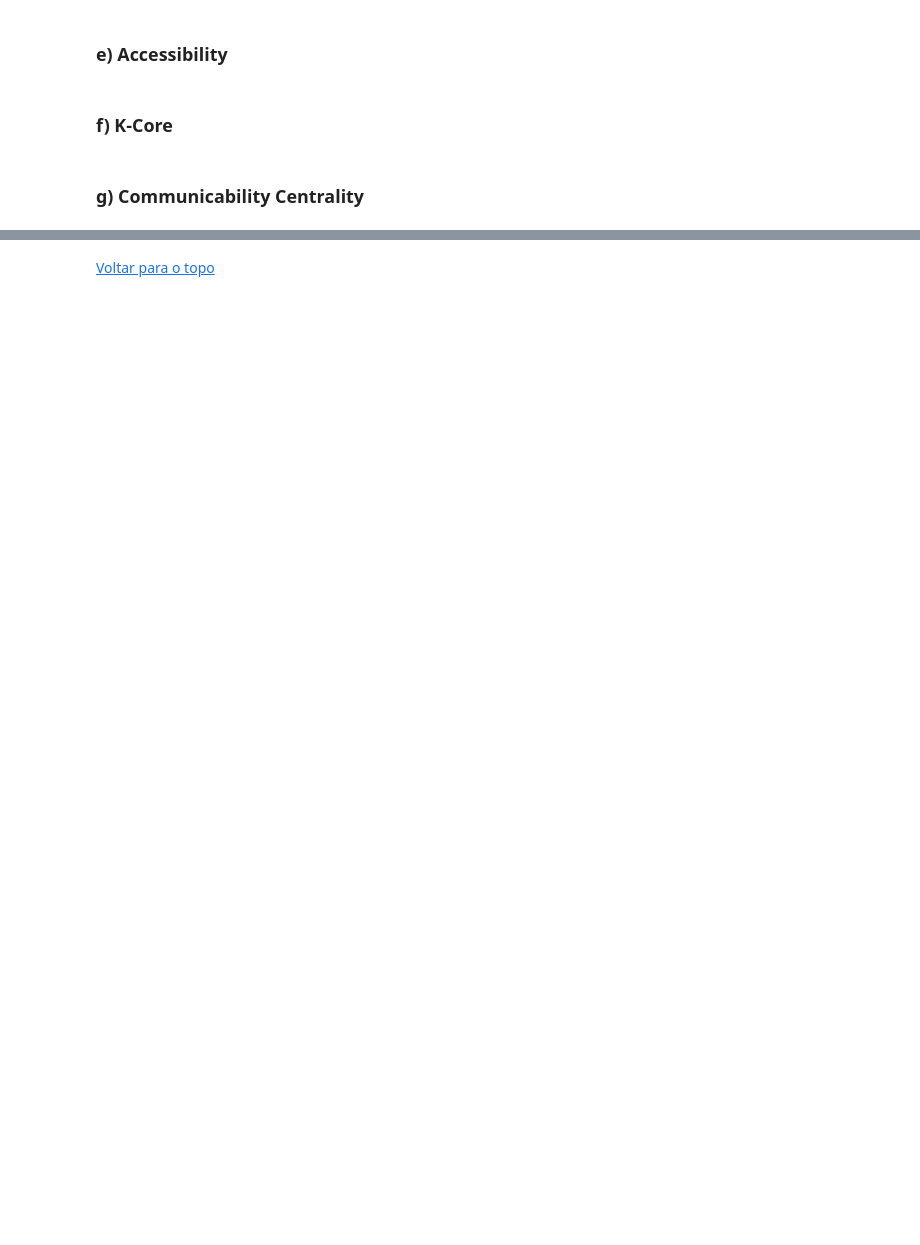
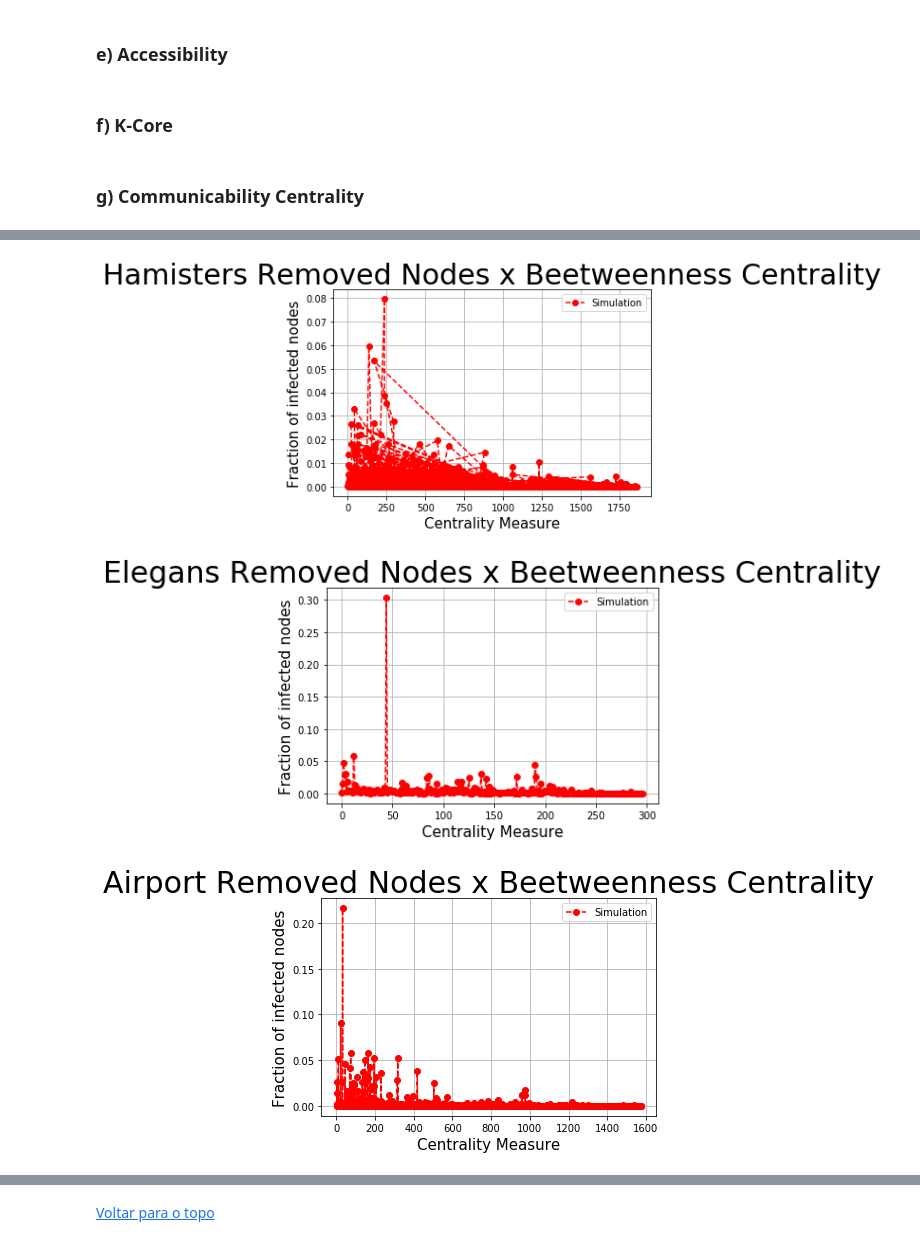
Before and after one commit to Micanga/sme0130_redes_complexas, a Jupyter notebook: Projeto4.ipynb, the cells around one changed output, grey strips where cells are left out. Drawn from its saved outputs; the diff is of its cells as text; code cells hidden in the pictures; blank space fills up the shorter version.

```diff
--- a/Projeto4.ipynb
+++ b/Projeto4.ipynb
@@ -584,0 +626,8 @@ def plot_rmnodes_mesuare(rmnodes,mesuare,plot_title):
+# %%
+plot_rmnodes_measure(hams,B_hams,'Hamisters Removed Nodes x Beetweenness Centrality')
+plot_rmnodes_measure(elegans,B_elegans,'Elegans Removed Nodes x Beetweenness Centrality')
+plot_rmnodes_measure(airport,B_airport,'Airport Removed Nodes x Beetweenness Centrality')
+# %% [output]
+[figure, added]
+[figure, added]
+[figure, added]
```
Also changed, not shown: parts of 23 cells of this notebook.
